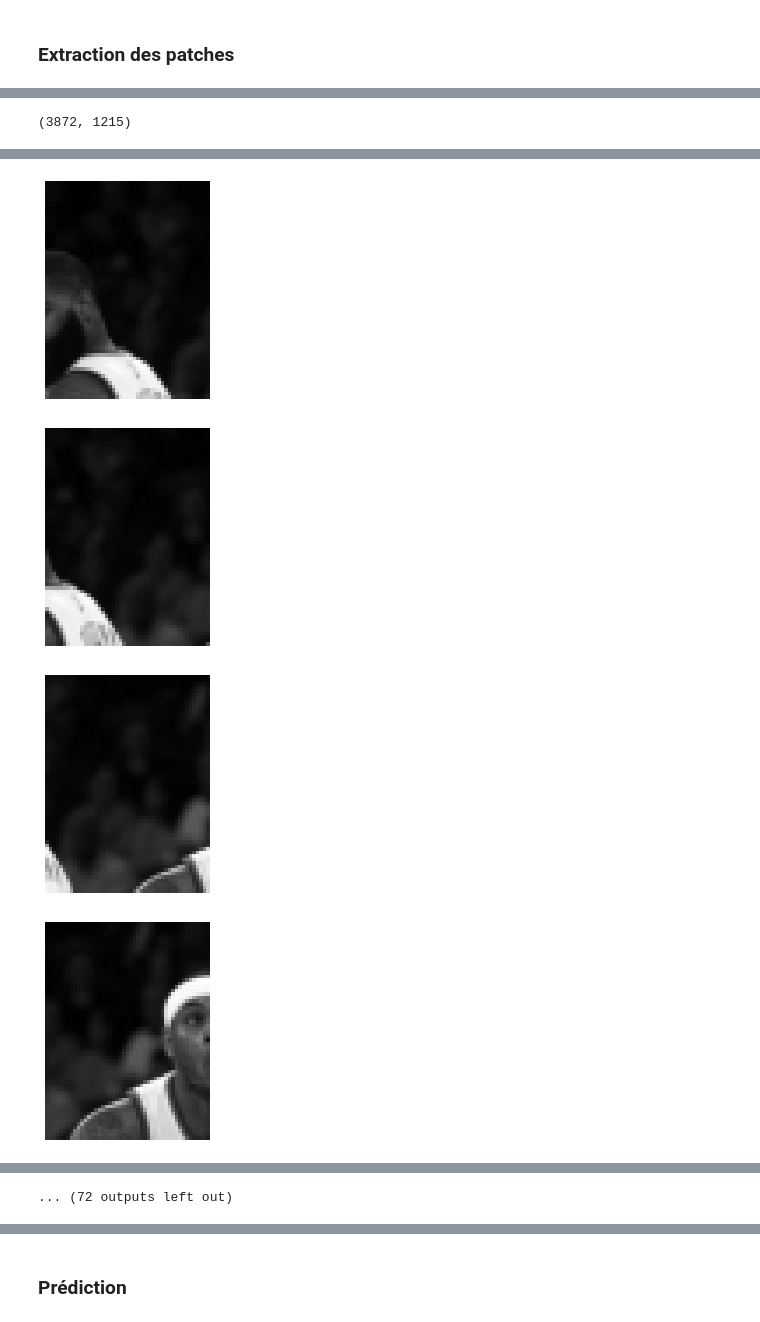
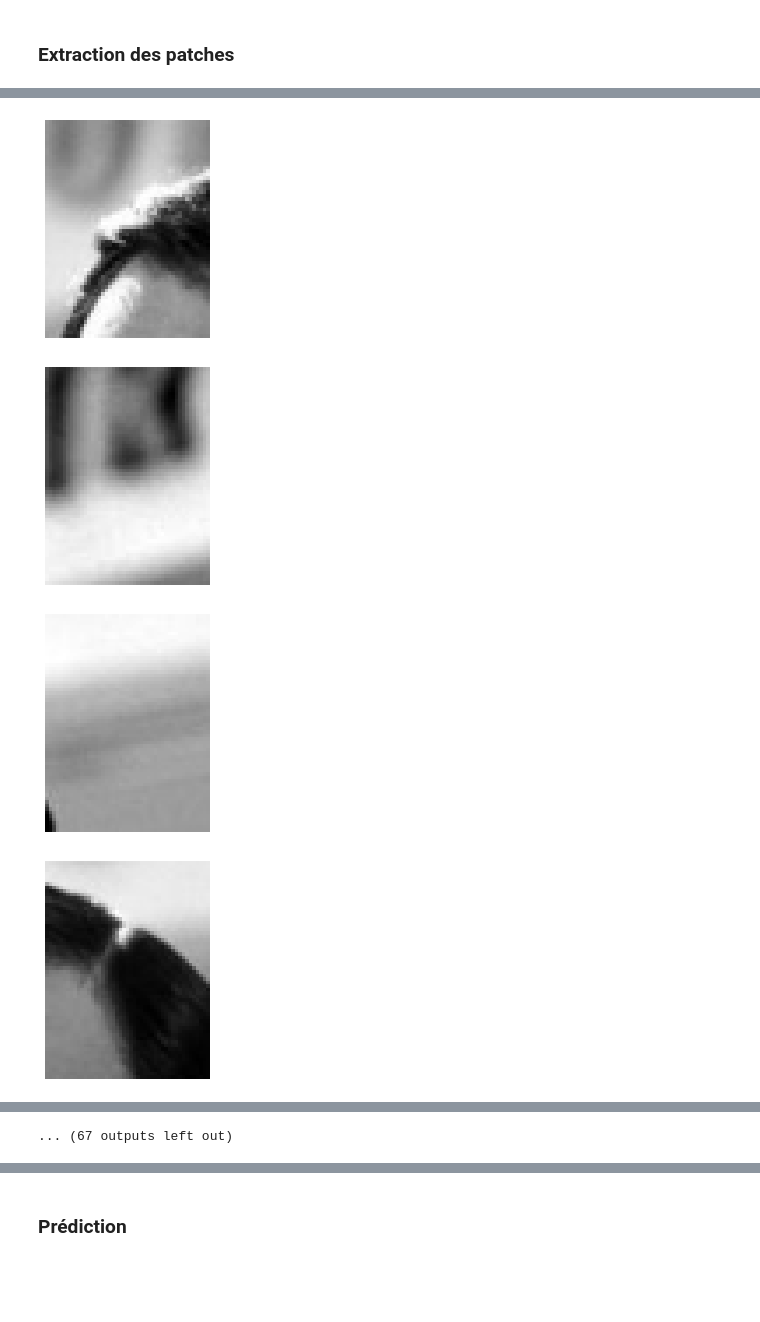
Before and after one commit to Jules02/TIPE, a Jupyter notebook: main.ipynb, the cells around one changed output, grey strips where cells are left out. Drawn from its saved outputs; the diff is of its cells as text; code cells hidden in the pictures; blank space fills up the shorter version.

```diff
--- a/main.ipynb
+++ b/main.ipynb
@@ -15,7 +15,7 @@ import joblib
 # %%
 positive_patches_shape = (62, 47)
 # %%
-test_image = cv2.imread('img/basket.jpeg')
+test_image = cv2.imread('img/bath.jpg')
 
 test_image = color.rgb2gray(test_image)
 
@@ -26,6 +26,10 @@ if test_image.shape[0] > H_MAX or test_image.shape[1] > W_MAX:
     s = min(H_MAX / test_image.shape[0], W_MAX / test_image.shape[1])
     test_image = transform.rescale(test_image, s)
 
+test_image = transform.rescale(test_image, 0.5)
+
+print(test_image.shape)
+
 plt.imshow(test_image, cmap="gray")
 plt.axis('off');
 # %% [output]
@@ -40,39 +45,48 @@ def pyramid(image, scale=1.5, minSize=(30, 30)):
         w = int(image.shape[1] / scale)
         image = imutils.resize(image, width=w)
 
-        if image.shape[0] < minSize[1] or image.shape[1] < minSize[0]:
+        if image.shape[0] < minSize[0] or image.shape[1] < minSize[1]:
             break
 
         yield image
 # %%
 def sliding_window(img, patch_size,
                    istep=4, jstep=4, scale=1.0):
-    #Ni, Nj = (int(scale * s) for s in patch_size)
-    Ni, Nj = int(scale*patch_size)
+    Ni, Nj = (int(scale * s) for s in patch_size)
+    #Ni, Nj = int(scale*patch_size)
     for i in range(0, img.shape[0] - Ni, istep):
         for j in range(0, img.shape[1] - Ni, jstep):
             patch = img[i:i + Ni, j:j + Nj]
             if scale != 1:
                 patch = transform.resize(patch, patch_size)
+
             yield (i, j), patch
 # %% [markdown]
 ### Extraction des patches
 # %%
 indices, patches = [], []
 
+start = time.time()
+
+
+'''
 pyrlayers = 0
 for (i, resized) in enumerate(pyramid(test_image)):
-    try:                  # STRUCTURE À AMÉLIORER
+    if resized.shape > positive_patches_shape:
         # On applique la sliding window sur la couche de la pyramide en cours
-        pyrindices, pyrpatches = zip(*sliding_window(resized, positive_patches_shape, scale=1.0))
+        print(resized.shape)
+        pyrindices, pyrpatches = zip(*sliding_window(resized, positive_patches_shape, i+1, scale=1.0))
         indices += pyrindices
         patches += pyrpatches
+        pyrlayers += 1
 
-        pyrlayers += 1
-    except:
-        pass
 
 print("La pyramide présente {} couches.".format(pyrlayers))
+
+'''
+
+indices, patches = zip(*sliding_window(test_image, positive_patches_shape, scale=1.0))
+
 print("On a un total de {} patches.".format(len(patches)))
 
 indices = np.array(indices)
@@ -82,10 +96,6 @@ for i in range(0, len(patches), 50):
     ax.imshow(patches[i], cmap='gray')
     ax.axis('off')
 
-fig, ax = plt.subplots()
-ax.imshow(resized, cmap='gray')
-ax.axis('off')
-
 #Ni, Nj = positive_patches_shape
 
 #for i, j in indices:
@@ -93,4 +103,6 @@ ax.axis('off')
 
 patches_hog = np.array([hog(patch) for patch in patches])
 patches_hog.shape
+
+print("Temps d'exécution: {} secondes".format(round(time.time()-start, 2)))
 # %% [output]
@@ -131 +110,0 @@ On a un total de 3872 patches.
-(3872, 1215)
@@ -135,4 +114,4 @@ On a un total de 3872 patches.
-[figure, old version]
+[figure, new version]
-[figure, old version]
+[figure, new version]
-[figure, old version]
+[figure, new version]
-[figure, old version]
+[figure, new version]
@@ -141 +119,0 @@ On a un total de 3872 patches.
-... (72 outputs left out)
@@ -141,0 +121 @@ On a un total de 3872 patches.
+... (67 outputs left out)
```
Also changed, not shown: parts of 9 cells of this notebook.
